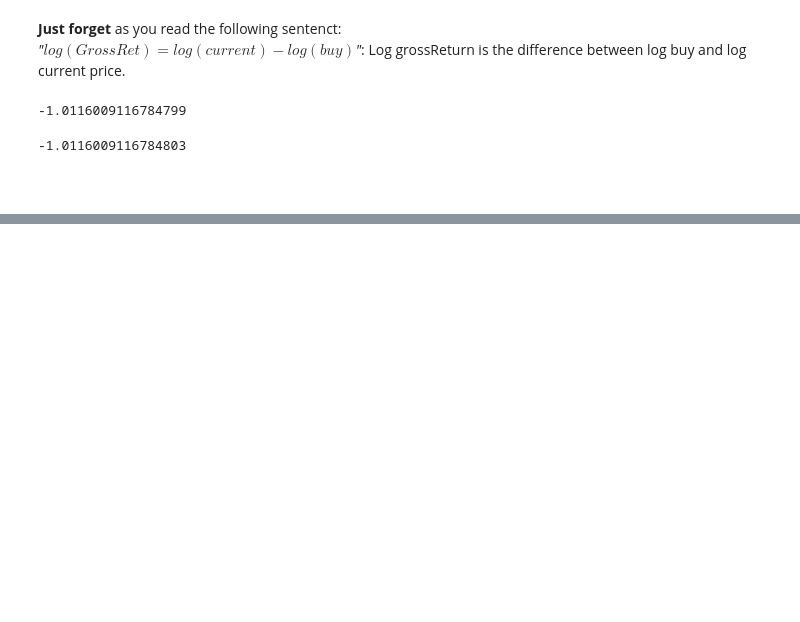
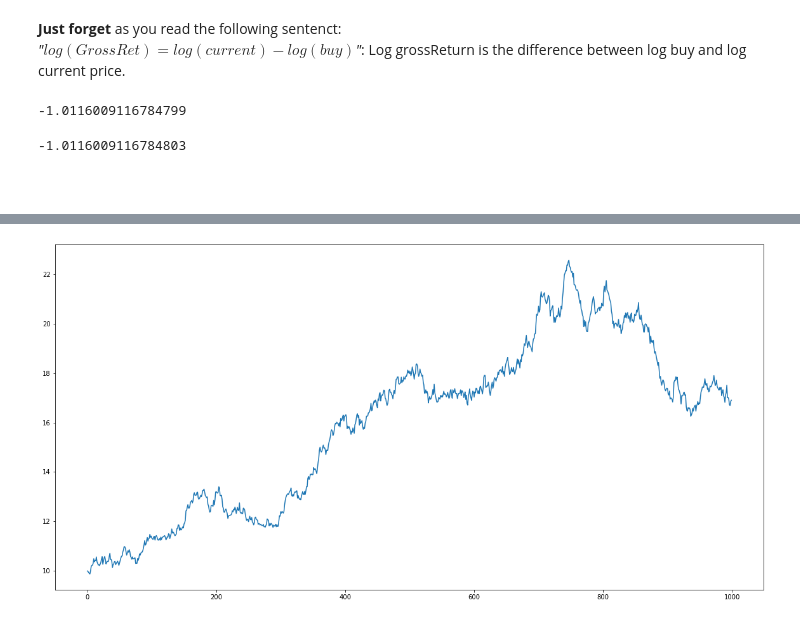
Before and after one commit to AayushSameerShah/TimeSeries-Forecasting, a Jupyter notebook: 1. Timeseries Basics/7. Financial Terms.ipynb, the cells around one changed output, grey strips where cells are left out. Drawn from its saved outputs; the diff is of its cells as text; code cells hidden in the pictures; blank space fills up the shorter version.

```diff
--- a/1. Timeseries Basics/7. Financial Terms.ipynb
+++ b/1. Timeseries Basics/7. Financial Terms.ipynb
@@ -83,0 +92,37 @@ np.log(20) - np.log(55)
+# %%
+# number of timestamps
+T = 1000
+
+# initial price (in ipo)
+price = 10
+
+# log price
+log_price = np.log(price)
+
+# offset
+mu = 0.001
+# %%
+# the arrays to store the prices
+prices = np.zeros(T)
+log_return = np.zeros(T)
+# %%
+# the seed to get same results
+state = np.random.RandomState(121)
+for t in range(T):
+    # a random noise from standard normal distribution (mu=0, std=1) → randn just does that!
+    returns = 0.01 * state.randn()
+
+    # Building the new price
+    new_price = log_price + mu + returns
+
+    log_return[t] = returns + mu
+
+    # np.exp(np.log(p)) == p | converting the log price into original price back
+    prices[t] = np.exp(new_price)
+
+    log_price = new_price
+# %%
+plt.figure(figsize=(20, 10))
+plt.plot(prices);
+# %% [output]
+[figure, added]
```
Also changed, not shown: parts of 3 cells of this notebook.
